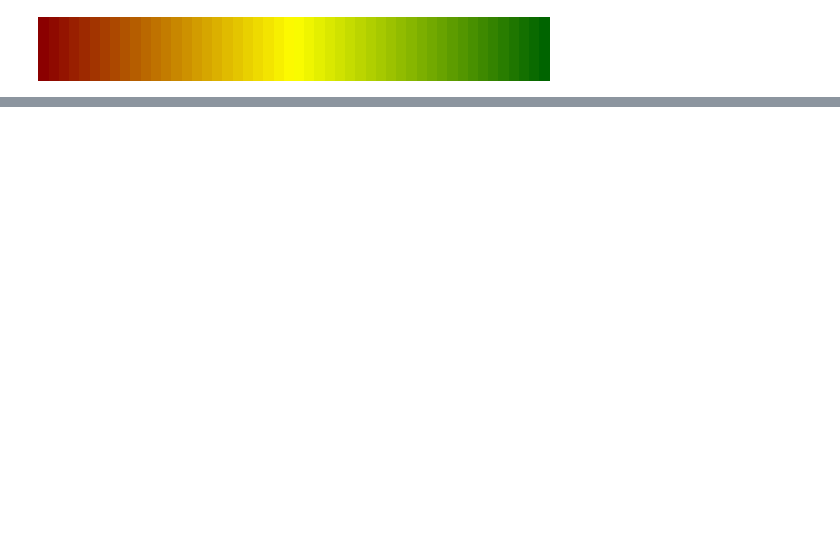
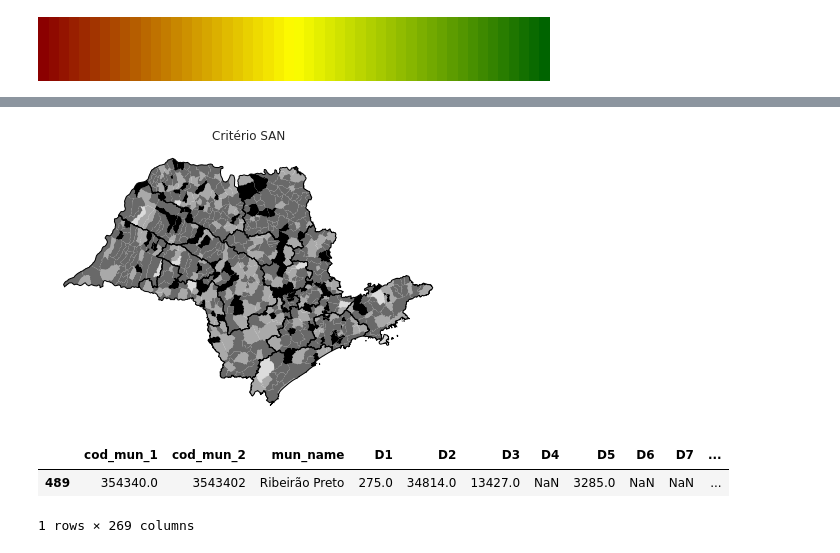
Before and after one commit to ricardormotta/food_and_nutrition_security_analysis, a Jupyter notebook: Untitled.ipynb, the cells around one changed output, grey strips where cells are left out. Saved outputs shown, nothing was run; the diff lists cells and outputs as text; code cells hidden in the pictures; blank space fills up the shorter version.

```diff
--- a/Untitled.ipynb
+++ b/Untitled.ipynb
@@ -684,10 +706,9 @@ plt.close()
 # %%
 sub = list(subdimensoes.keys())
-for i in range(len(dim)):
+for i in range(len(sub)):
     fig, ax = plt.subplots(1, figsize=(10, 5))
     gdf.plot(sub[i], legend=True, cmap=cmap, ax=ax)
     gdf_meso.plot(facecolor="none", edgecolor="Black", ax=ax)
-    axs[i].set_title(sub[i])
     plt.title(sub[i])
     fig.savefig(('./images/'+sub[i]+'.png'), bbox_inches='tight')
     plt.close()
@@ -697,7 +718,6 @@ for i in range(len(dim)):
     fig, ax = plt.subplots(1, figsize=(10, 5))
     gdf.plot(dim[i], legend=True, cmap=cmap, ax=ax)
     gdf_meso.plot(facecolor="none", edgecolor="Black", ax=ax)
-    axs[i].set_title(dim[i])
     plt.title(dim[i])
     fig.savefig(('./images/'+dim[i]+'.png'), bbox_inches='tight')
     plt.close()
@@ -712,0 +784,35 @@ plt.close()
+# %%
+fig, ax = plt.subplots(1, figsize=(10, 5), facecolor='white')
+ax.set_facecolor('white')
+
+colors = ['gainsboro', 'darkgray', 'dimgray', 'black']
+crit = ['Ruim', 'Regular', 'Bom', 'Ótimo']
+for i in range(len(crit)):
+    gdf.loc[
+        gdf['Criterio_SAN']==crit[i]
+    ].plot(
+        color=colors[i],
+        label=crit[i],
+        legend=True,
+        edgecolor="none",
+        categorical=True,
+        ax=ax,
+        facecolor='white'
+    )
+
+gdf_meso.plot(facecolor="none", edgecolor="Black", ax=ax)
+
+plt.title('Critério SAN')
+plt.xticks([])
+plt.yticks([])
+fig.savefig(('./images/Criterio_SAN.png'), bbox_inches='tight')
+plt.show()
+plt.close()
+# %% [output]
+[figure, added]
+# %%
+df.loc[df.mun_name=='Ribeirão Preto']
+# %% [output]
+|  | cod_mun_1 | cod_mun_2 | mun_name | D1 | D2 | D3 | D4 | D5 | D6 | D7 | ... |
+| 489 | 354340.0 | 3543402 | Ribeirão Preto | 275.0 | 34814.0 | 13427.0 | NaN | 3285.0 | NaN | NaN | ... |
+1 rows × 269 columns
```
Also changed, not shown: parts of 23 cells of this notebook, 7 other files.
